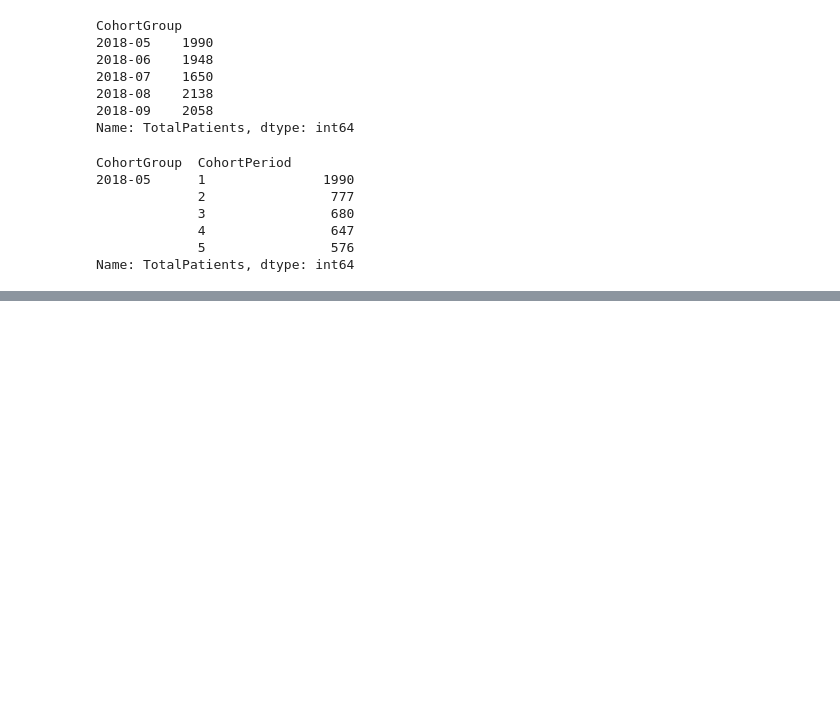
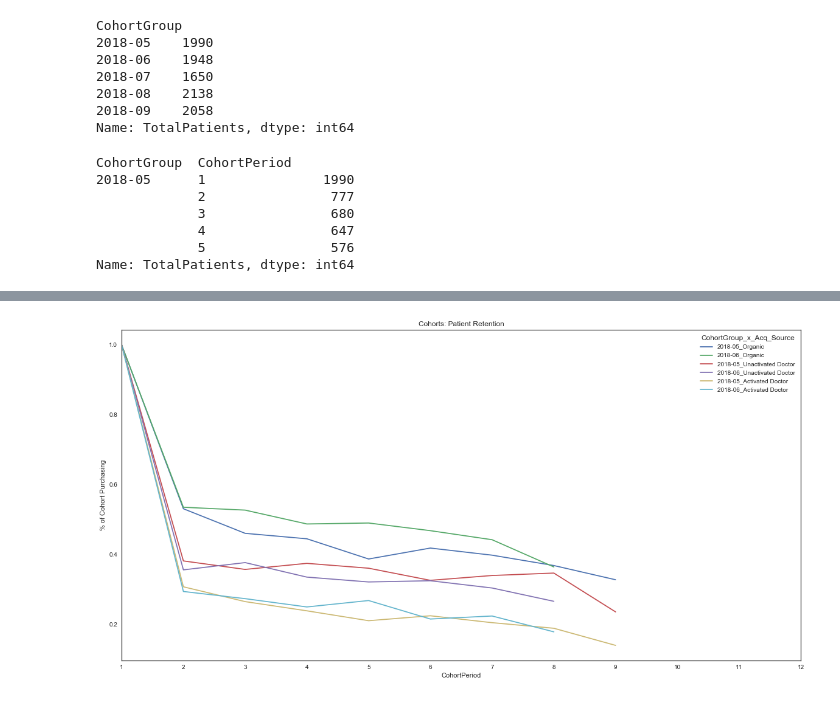
Before and after one commit to MartinAlonzo1/capsule, a Jupyter notebook: Capsule.ipynb, the cells around one changed output, grey strips where cells are left out. Drawn from its saved outputs; the diff is of its cells as text; code cells hidden in the pictures; blank space fills up the shorter version.

```diff
--- a/Capsule.ipynb
+++ b/Capsule.ipynb
@@ -120,0 +158,3 @@ cohorts.head()
+# %%
+# Create additional field for different cohort analysis 'view'
+df['CohortGroup_x_First_Delivery_OnTime'] = df['CohortGroup'] + '_' +  df['delivered_on_time_firstOrder'].astype(str)
@@ -194,0 +325,12 @@ df.groupby(['acquisition_source']).count()
+# %%
+grouped = df.groupby(['CohortGroup_x_Acq_Source', 'OrderPeriod'])
+
+# count the unique users, orders per Group + Period
+cohorts = grouped.agg({'patient_id': pd.Series.nunique,
+                       'order_id': pd.Series.nunique,
+                       'delivered_on_time': np.sum})
+
+# make the column names more meaningful
+cohorts.rename(columns={'patient_id': 'TotalPatients',
+                        'order_id': 'TotalOrders'}, inplace=True)
+cohorts.head()
@@ -194,0 +347,11 @@ df.groupby(['acquisition_source']).count()
+# %%
+def cohort_period(df):
+    """
+    Creates a `CohortPeriod` column, which is the Nth period based on the customer's first order.
+
+    """
+    df['CohortPeriod'] = np.arange(len(df)) + 1
+    return df
+
+cohorts = cohorts.groupby(level=0).apply(cohort_period)
+cohorts.head()
@@ -194,0 +368,8 @@ df.groupby(['acquisition_source']).count()
+# %%
+# reindex the DataFrame
+cohorts.reset_index(inplace=True)
+cohorts.set_index(['CohortGroup_x_Acq_Source', 'CohortPeriod'], inplace=True)
+
+# create a Series holding the total size of each CohortGroup
+cohort_group_size = cohorts['TotalPatients'].groupby(level=0).first()
+cohort_group_size.head()
@@ -194,0 +415,12 @@ df.groupby(['acquisition_source']).count()
+# %%
+# plot the cohorts over time in an effort to spot behavioral differences or similarities
+# look at first two months for simplicity
+user_retention[['2018-05_Organic','2018-06_Organic',
+       '2018-05_Unactivated Doctor','2018-06_Unactivated Doctor',
+       '2018-05_Activated Doctor','2018-06_Activated Doctor']].plot(figsize=(20,10))
+plt.title('Cohorts: Patient Retention')
+plt.xticks(np.arange(1, 12.1, 1))
+plt.xlim(1, 12)
+plt.ylabel('% of Cohort Purchasing');
+# %% [output]
+[figure, added]
```
Also changed, not shown: parts of 126 cells of this notebook.
